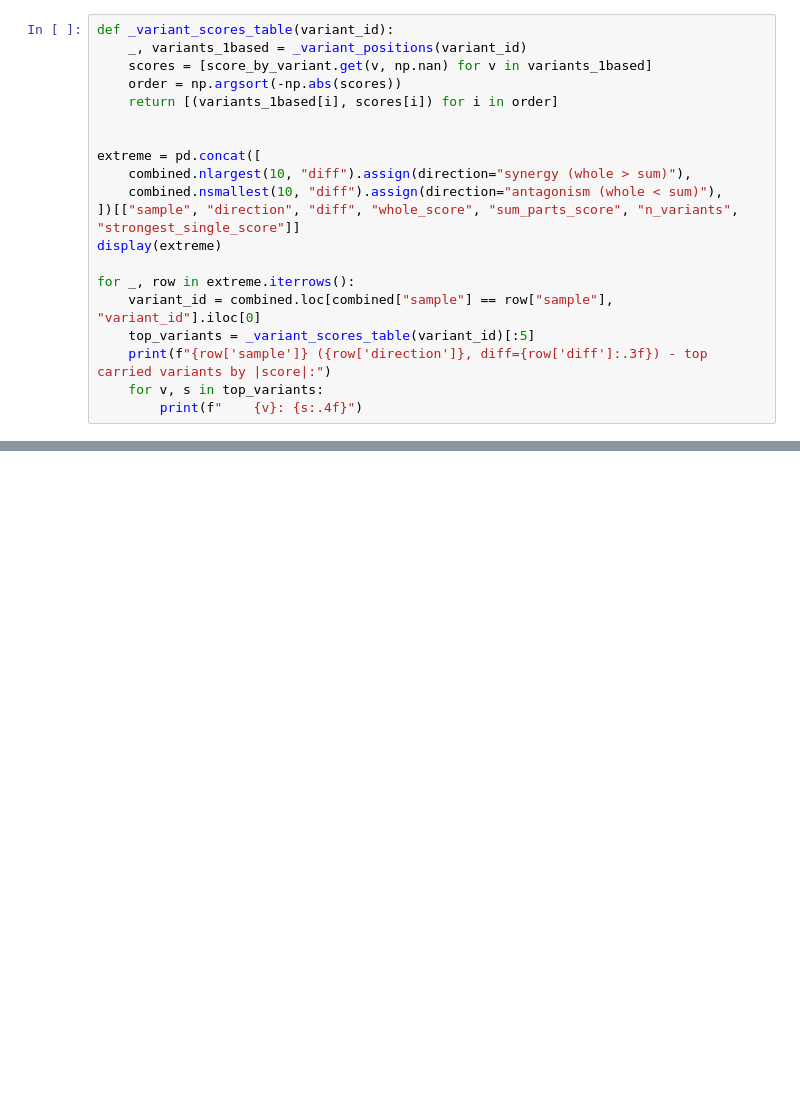
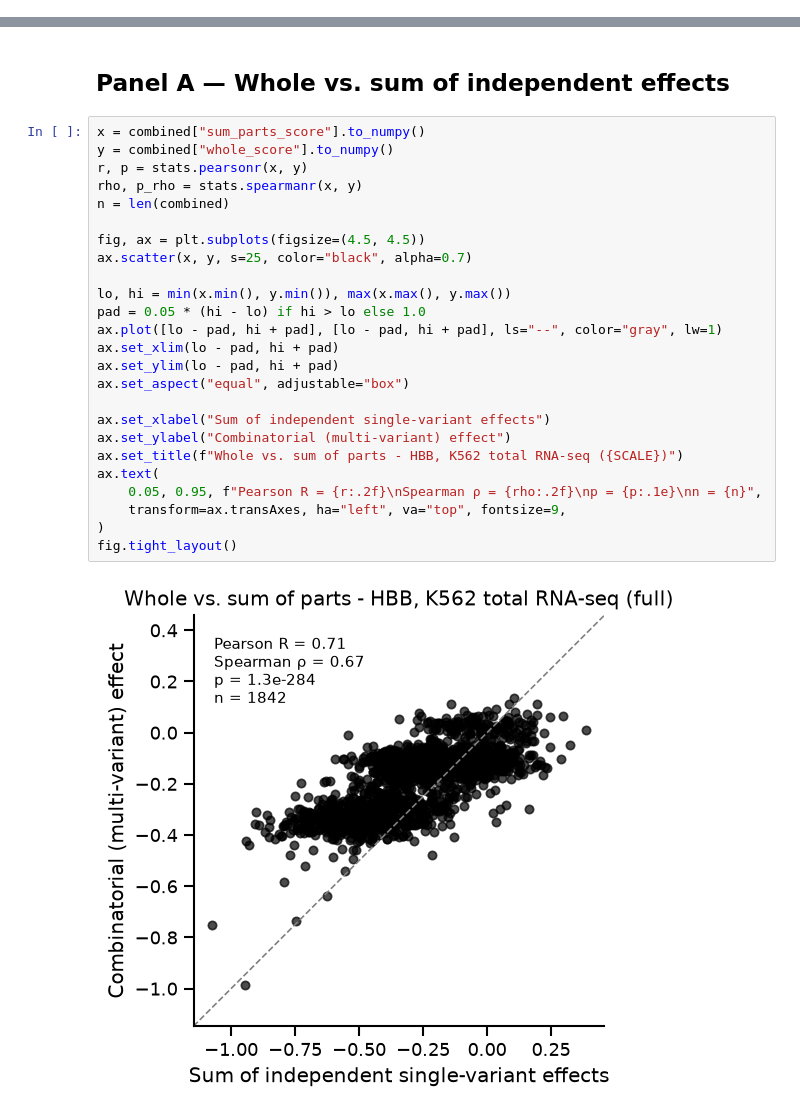
Before and after one commit to DiasFrazerGroup/wigttsoip, a Jupyter notebook: notebooks/hbb.ipynb, the cells around one changed output, grey strips where cells are left out. Cells and saved outputs as stored; diff of their text form; blank space fills up the shorter version.

```diff
--- a/notebooks/hbb.ipynb
+++ b/notebooks/hbb.ipynb
@@ -381,20 +0,0 @@ The 10 samples with the largest positive `diff` (whole >> sum, apparent synergy)
-# %%
-def _variant_scores_table(variant_id):
-    _, variants_1based = _variant_positions(variant_id)
-    scores = [score_by_variant.get(v, np.nan) for v in variants_1based]
-    order = np.argsort(-np.abs(scores))
-    return [(variants_1based[i], scores[i]) for i in order]
-
-
-extreme = pd.concat([
-    combined.nlargest(10, "diff").assign(direction="synergy (whole > sum)"),
-    combined.nsmallest(10, "diff").assign(direction="antagonism (whole < sum)"),
-])[["sample", "direction", "diff", "whole_score", "sum_parts_score", "n_variants", "strongest_single_score"]]
-display(extreme)
-
-for _, row in extreme.iterrows():
-    variant_id = combined.loc[combined["sample"] == row["sample"], "variant_id"].iloc[0]
-    top_variants = _variant_scores_table(variant_id)[:5]
-    print(f"{row['sample']} ({row['direction']}, diff={row['diff']:.3f}) - top carried variants by |score|:")
-    for v, s in top_variants:
-        print(f"    {v}: {s:.4f}")
@@ -802,0 +142,29 @@ fig.tight_layout()
+# %% [markdown]
+## Panel A — Whole vs. sum of independent effects
+# %%
+x = combined["sum_parts_score"].to_numpy()
+y = combined["whole_score"].to_numpy()
+r, p = stats.pearsonr(x, y)
+rho, p_rho = stats.spearmanr(x, y)
+n = len(combined)
+
+fig, ax = plt.subplots(figsize=(4.5, 4.5))
+ax.scatter(x, y, s=25, color="black", alpha=0.7)
+
+lo, hi = min(x.min(), y.min()), max(x.max(), y.max())
+pad = 0.05 * (hi - lo) if hi > lo else 1.0
+ax.plot([lo - pad, hi + pad], [lo - pad, hi + pad], ls="--", color="gray", lw=1)
+ax.set_xlim(lo - pad, hi + pad)
+ax.set_ylim(lo - pad, hi + pad)
+ax.set_aspect("equal", adjustable="box")
+
+ax.set_xlabel("Sum of independent single-variant effects")
+ax.set_ylabel("Combinatorial (multi-variant) effect")
+ax.set_title(f"Whole vs. sum of parts - HBB, K562 total RNA-seq ({SCALE})")
+ax.text(
+    0.05, 0.95, f"Pearson R = {r:.2f}\nSpearman ρ = {rho:.2f}\np = {p:.1e}\nn = {n}",
+    transform=ax.transAxes, ha="left", va="top", fontsize=9,
+)
+fig.tight_layout()
+# %% [output]
+[figure, added]
```
Also changed, not shown: parts of 67 cells of this notebook, 13 other files.
